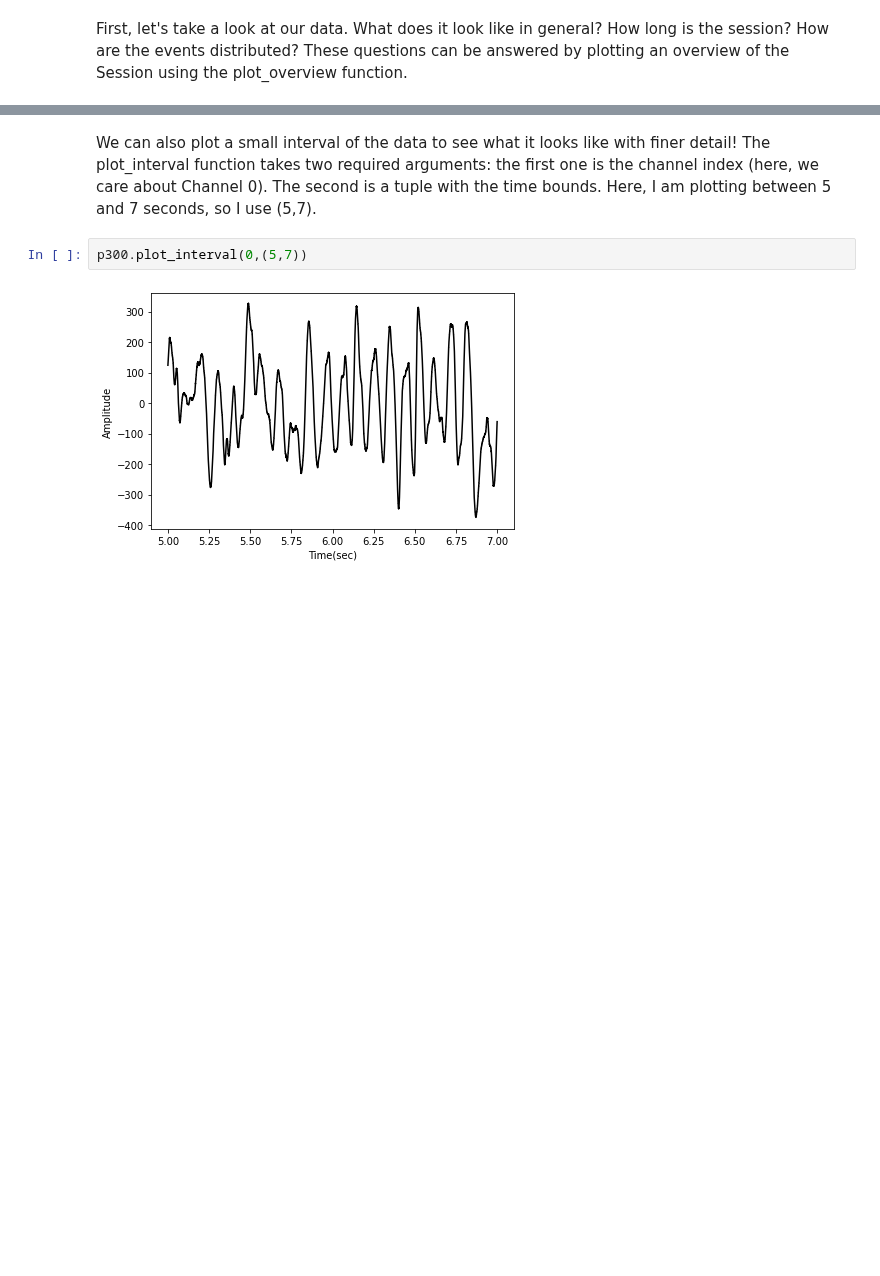
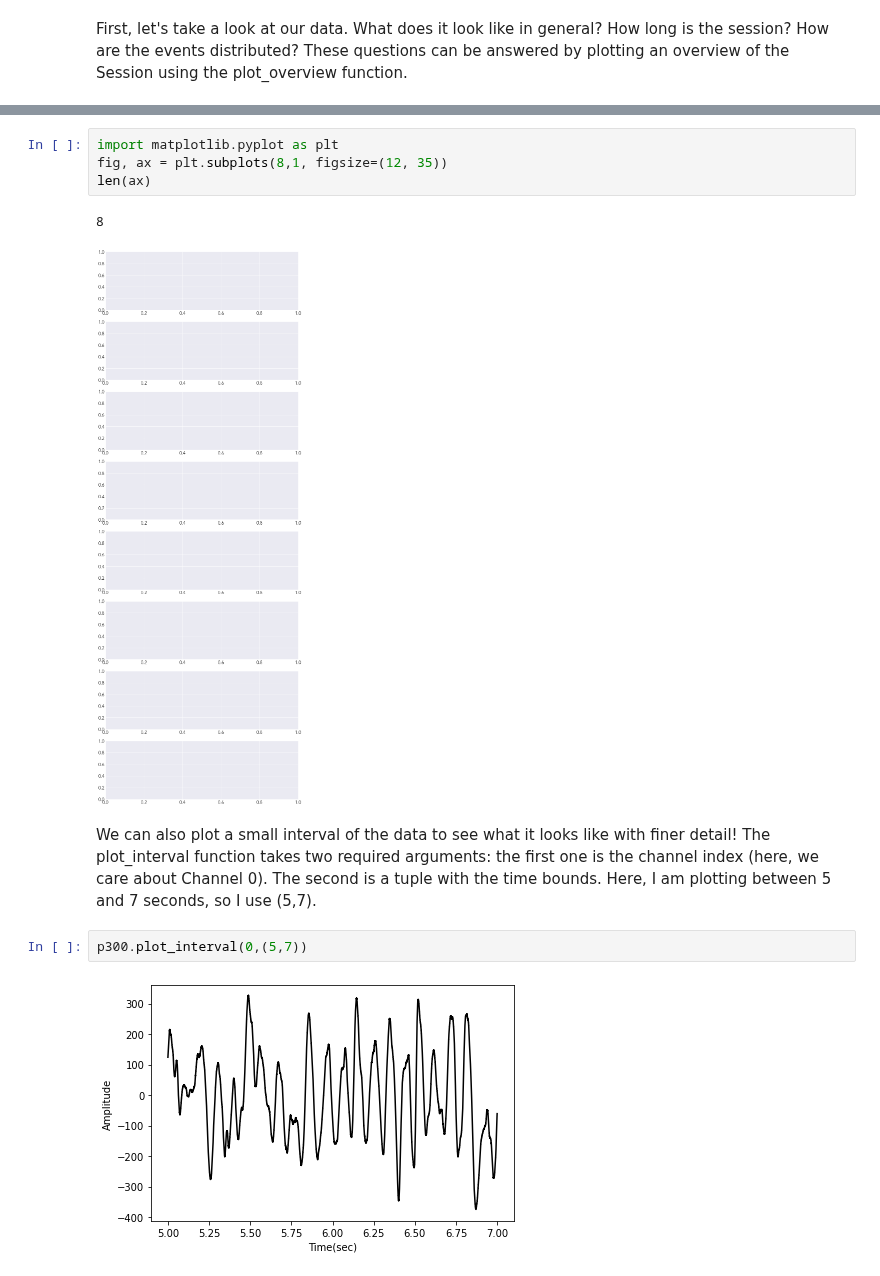
Before and after one commit to BackyardBrains/SpikerTools, a Jupyter notebook: P300_ExampleNotebook.ipynb, the cells around one changed output, grey strips where cells are left out. Saved outputs shown, nothing was run; the diff lists cells and outputs as text; blank space fills up the shorter version.

```diff
--- a/P300_ExampleNotebook.ipynb
+++ b/P300_ExampleNotebook.ipynb
@@ -29,3 +58,10 @@ p300.plot_overview()
+# %%
+import matplotlib.pyplot as plt
+fig, ax = plt.subplots(8,1, figsize=(12, 35))
+len(ax)
+# %% [output]
+8
+[figure, added]
 # %% [markdown]
 We can also plot a small interval of the data to see what it looks like with finer detail! The plot_interval function takes two required arguments: the first one is the channel index (here, we care about Channel 0). The second is a tuple with the time bounds. Here, I am plotting between 5 and 7 seconds, so I use (5,7).
 # %%
```
Also changed, not shown: parts of 4 cells of this notebook, 3 other files.
